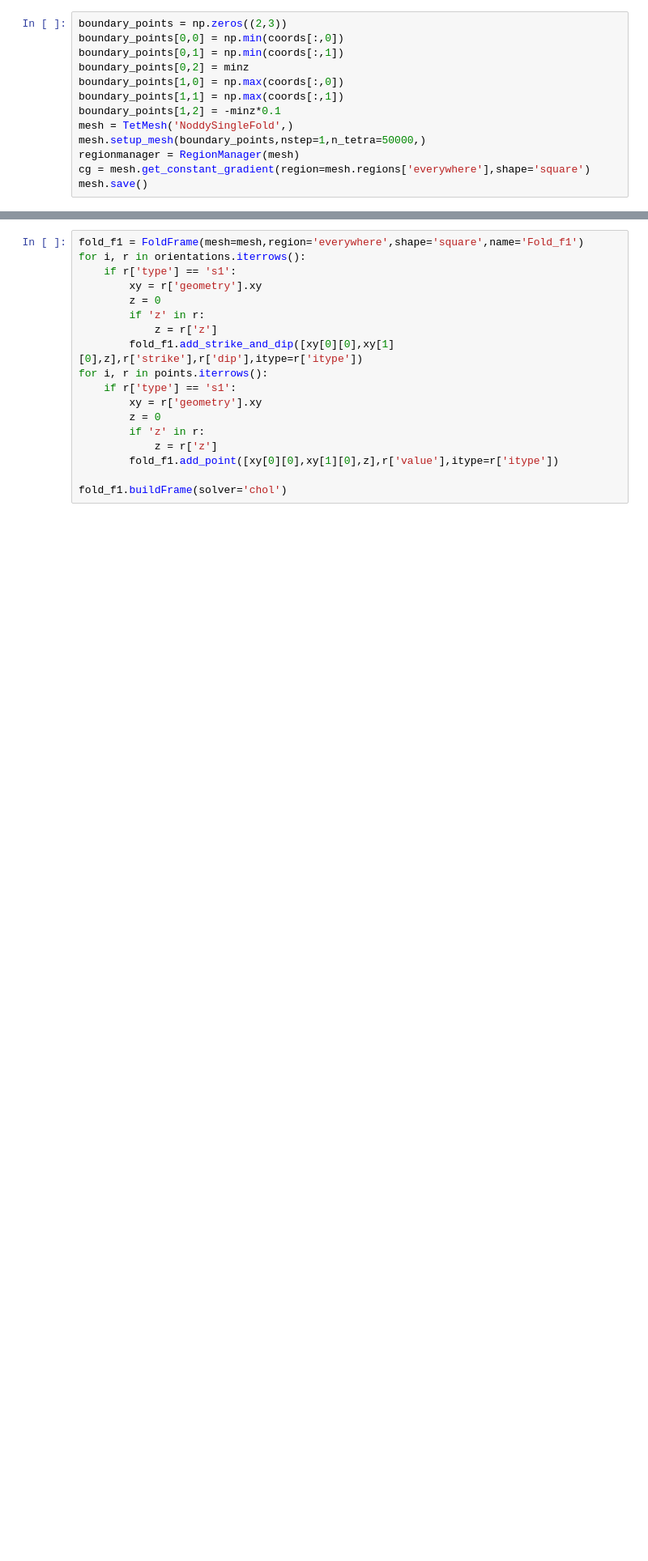
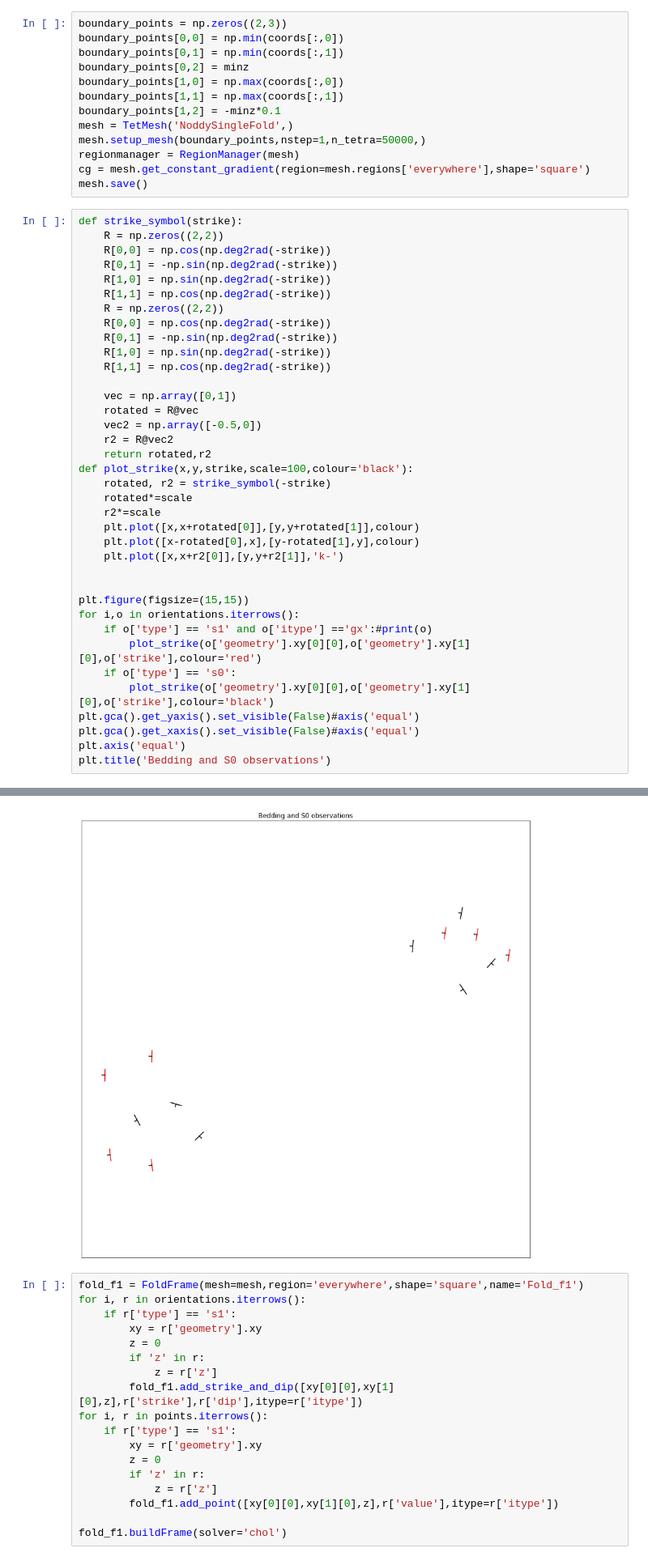
Before and after one commit to Loop3D/LoopStructural, a Jupyter notebook: notebooks/Grose2017 Noddy Fold.ipynb, the cells around one changed output, grey strips where cells are left out. Shown: that part at 81% size. Saved outputs shown, nothing was run; the diff lists cells and outputs as text; blank space fills up the shorter version.

```diff
--- a/notebooks/Grose2017 Noddy Fold.ipynb
+++ b/notebooks/Grose2017 Noddy Fold.ipynb
@@ -35,3 +48,41 @@ mesh.setup_mesh(boundary_points,nstep=1,n_tetra=50000,)
 regionmanager = RegionManager(mesh)
 cg = mesh.get_constant_gradient(region=mesh.regions['everywhere'],shape='square')
 mesh.save()
+# %%
+def strike_symbol(strike):
+    R = np.zeros((2,2))
+    R[0,0] = np.cos(np.deg2rad(-strike))
+    R[0,1] = -np.sin(np.deg2rad(-strike))
+    R[1,0] = np.sin(np.deg2rad(-strike))
+    R[1,1] = np.cos(np.deg2rad(-strike))
+    R = np.zeros((2,2))
+    R[0,0] = np.cos(np.deg2rad(-strike))
+    R[0,1] = -np.sin(np.deg2rad(-strike))
+    R[1,0] = np.sin(np.deg2rad(-strike))
+    R[1,1] = np.cos(np.deg2rad(-strike))
+
+    vec = np.array([0,1])
+    rotated = R@vec
+    vec2 = np.array([-0.5,0])
+    r2 = R@vec2
+    return rotated,r2
+def plot_strike(x,y,strike,scale=100,colour='black'):
+    rotated, r2 = strike_symbol(-strike)
+    rotated*=scale
+    r2*=scale
+    plt.plot([x,x+rotated[0]],[y,y+rotated[1]],colour)
+    plt.plot([x-rotated[0],x],[y-rotated[1],y],colour)
+    plt.plot([x,x+r2[0]],[y,y+r2[1]],'k-')
+
+
+plt.figure(figsize=(15,15))
+for i,o in orientations.iterrows():
+    if o['type'] == 's1' and o['itype'] =='gx':#print(o)
+        plot_strike(o['geometry'].xy[0][0],o['geometry'].xy[1][0],o['strike'],colour='red')
+    if o['type'] == 's0':
+        plot_strike(o['geometry'].xy[0][0],o['geometry'].xy[1][0],o['strike'],colour='black')
+plt.gca().get_yaxis().set_visible(False)#axis('equal')
+plt.gca().get_xaxis().set_visible(False)#axis('equal')
+plt.axis('equal')
+plt.title('Bedding and S0 observations')
+# %% [output]
@@ -38,3 +90,4 @@ mesh.save()
+[figure, added]
 # %%
 fold_f1 = FoldFrame(mesh=mesh,region='everywhere',shape='square',name='Fold_f1')
 for i, r in orientations.iterrows():
```
Also changed, not shown: parts of 9 cells of this notebook, 6 other files.
